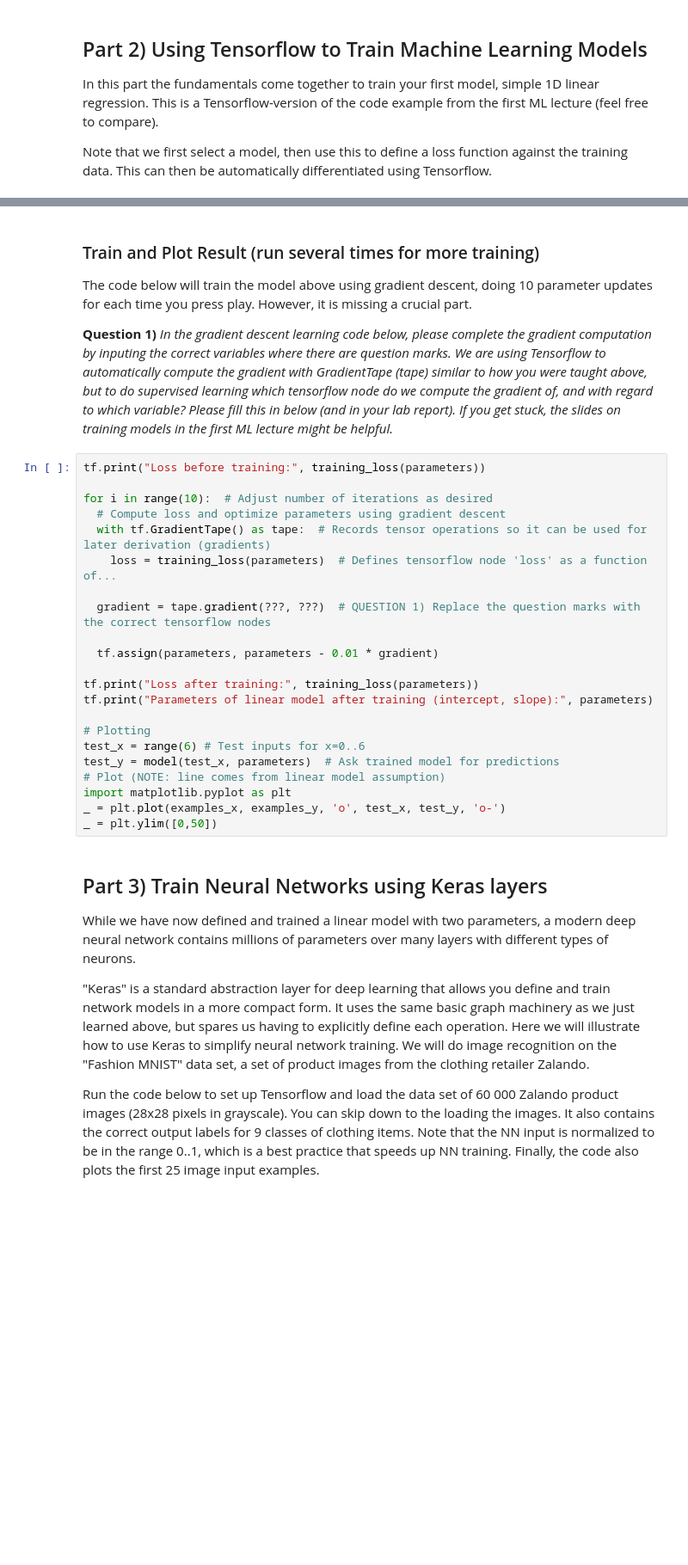
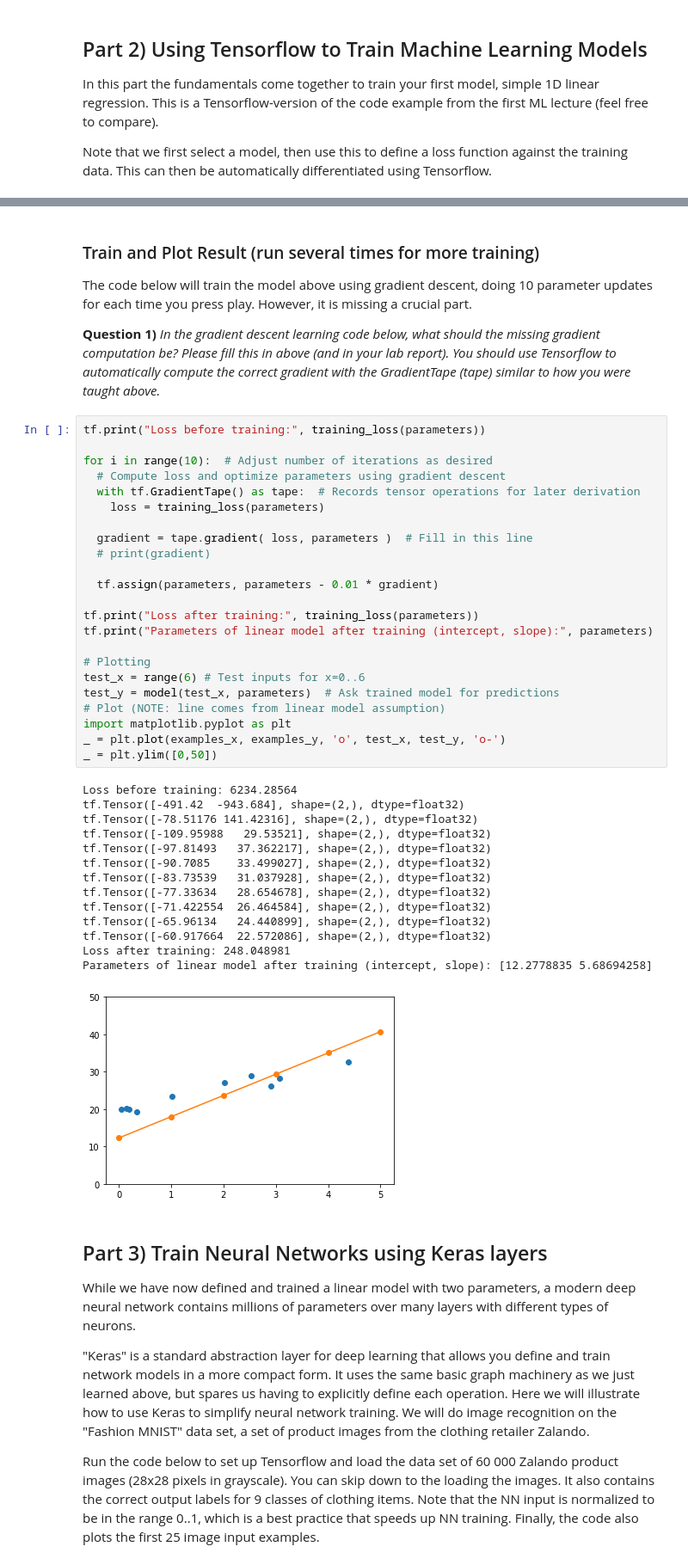
Before and after one commit to jarrettyeo/tddc17-lab6, a Jupyter notebook: supervised_deep_learning_lab.ipynb, the cells around one changed output, grey strips where cells are left out. Shown at 86% size. Drawn from its saved outputs; the diff is of its cells as text; blank space fills up the shorter version.

```diff
--- a/supervised_deep_learning_lab.ipynb
+++ b/supervised_deep_learning_lab.ipynb
@@ -157,29 +222,45 @@ parameters = tf.Variable([0.0, 0.0])
 ### Train and Plot Result (run several times for more training)
 The code below will train the model above using gradient descent, doing 10 parameter updates for each time you press play. However, it is missing a crucial part.
 
-**Question 1)** *In the gradient descent learning code below, please complete the gradient computation by inputing the correct variables where there are question marks. We are using Tensorflow to automatically compute the gradient with GradientTape (tape) similar to how you were taught above, but to do supervised learning which tensorflow node do we compute the gradient of, and with regard to which variable? Please fill this in below (and in your lab report). If you get stuck, the slides on training models in the first ML lecture might be helpful.*
+**Question 1)** *In the gradient descent learning code below, what should the missing gradient computation be? Please fill this in above (and in your lab report). You should use Tensorflow to automatically compute the correct gradient with the GradientTape (tape) similar to how you were taught above.*
 # %%
 tf.print("Loss before training:", training_loss(parameters))
 
 for i in range(10):  # Adjust number of iterations as desired
   # Compute loss and optimize parameters using gradient descent
-  with tf.GradientTape() as tape:  # Records tensor operations so it can be used for later derivation (gradients)
-    loss = training_loss(parameters)  # Defines tensorflow node 'loss' as a function of...
+  with tf.GradientTape() as tape:  # Records tensor operations for later derivation
+    loss = training_loss(parameters)
 
-  gradient = tape.gradient(???, ???)  # QUESTION 1) Replace the question marks with the correct tensorflow nodes
+  gradient = tape.gradient( loss, parameters )  # Fill in this line
+  # print(gradient)
 
   tf.assign(parameters, parameters - 0.01 * gradient)
 
 tf.print("Loss after training:", training_loss(parameters))
 tf.print("Parameters of linear model after training (intercept, slope):", parameters)
 
 # Plotting
 test_x = range(6) # Test inputs for x=0..6
 test_y = model(test_x, parameters)  # Ask trained model for predictions
 # Plot (NOTE: line comes from linear model assumption)
 import matplotlib.pyplot as plt
 _ = plt.plot(examples_x, examples_y, 'o', test_x, test_y, 'o-')
 _ = plt.ylim([0,50])
+# %% [output]
+Loss before training: 6234.28564
+tf.Tensor([-491.42  -943.684], shape=(2,), dtype=float32)
+tf.Tensor([-78.51176 141.42316], shape=(2,), dtype=float32)
+tf.Tensor([-109.95988   29.53521], shape=(2,), dtype=float32)
+tf.Tensor([-97.81493   37.362217], shape=(2,), dtype=float32)
+tf.Tensor([-90.7085    33.499027], shape=(2,), dtype=float32)
+tf.Tensor([-83.73539   31.037928], shape=(2,), dtype=float32)
+tf.Tensor([-77.33634   28.654678], shape=(2,), dtype=float32)
+tf.Tensor([-71.422554  26.464584], shape=(2,), dtype=float32)
+tf.Tensor([-65.96134   24.440899], shape=(2,), dtype=float32)
+tf.Tensor([-60.917664  22.572086], shape=(2,), dtype=float32)
+Loss after training: 248.048981
+Parameters of linear model after training (intercept, slope): [12.2778835 5.68694258]
+[figure, added]
 # %% [markdown]
 ## Part 3) Train Neural Networks using Keras layers
 While we have now defined and trained a linear model with two parameters, a modern deep neural network contains millions of parameters over many layers with different types of neurons.
```
Also changed, not shown: parts of 22 cells of this notebook.
